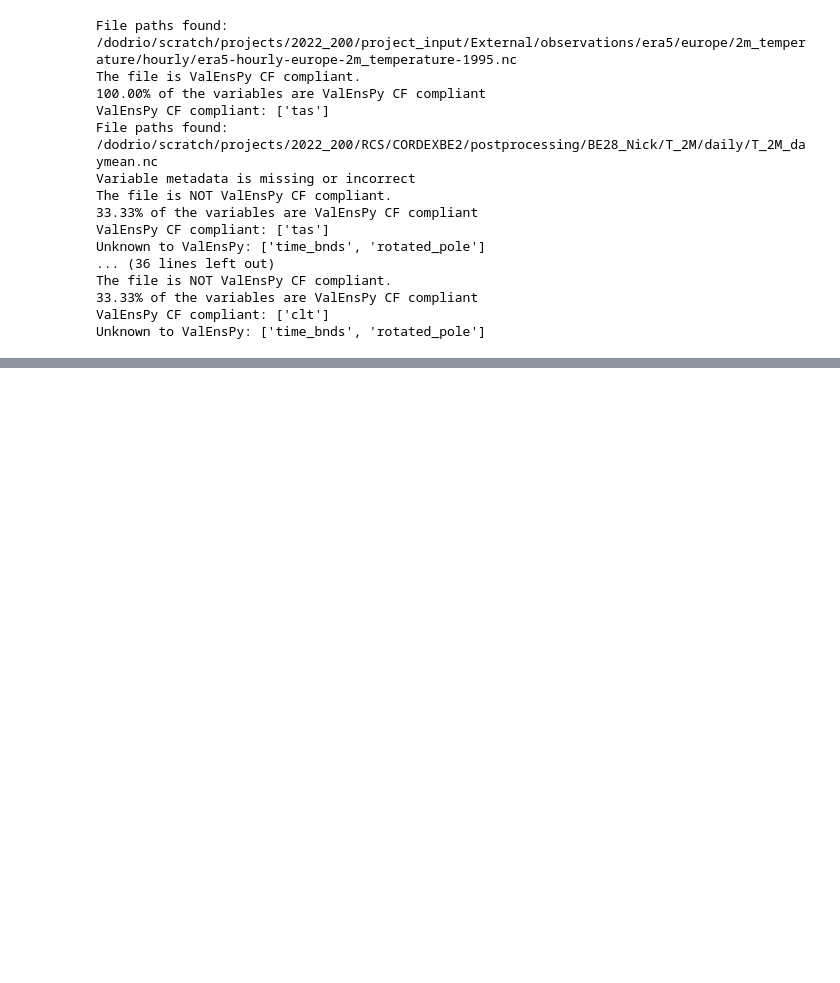
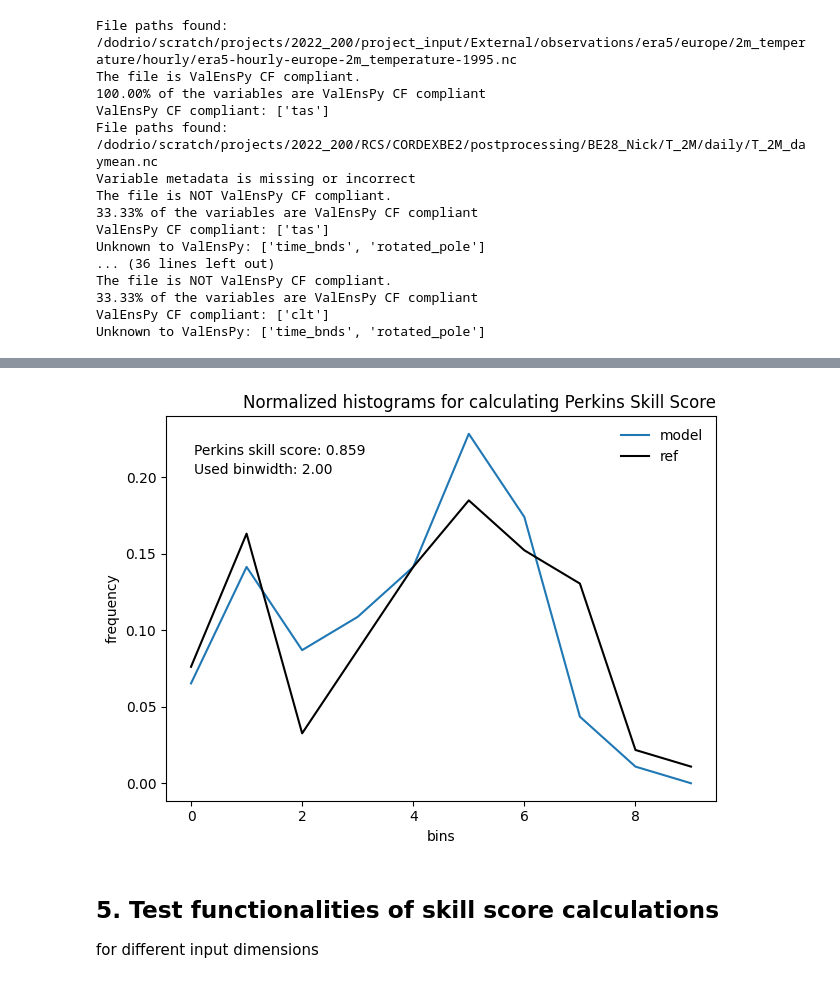
Before and after one commit to CORDEX-be2/ValEnsPy, a Jupyter notebook: examples/skill_scores.ipynb, the cells around one changed output, grey strips where cells are left out. Cells and saved outputs as stored; diff of their text form; code cells hidden in the pictures; blank space fills up the shorter version.

```diff
--- a/examples/skill_scores.ipynb
+++ b/examples/skill_scores.ipynb
@@ -81,20 +93,0 @@ in this example, this means selecting the point data and corresponding time
-# %%
-def get_userdefined_binwidth(variable):
-
-    # define bin width lookup table
-    d_binwidth = {
-    'tas'    : 2,
-    'tasmax' : 2,
-    'tasmin' : 2,
-    'ps'     : 500,
-    'psl'    : 500,
-    'clt'    : 10,
-    'clh'    : 10,
-    'clm'    : 10,
-    'cll'    : 10 }
-
-    if variable in d_binwidth:
-        return d_binwidth[variable]
-    else:
-
-        print(f"{variable} has no defined binwidths")
@@ -364,0 +244,11 @@ BE28_Ruben compared to ERA5
+# %%
+# load some data
+
+# settings
+ref_dataset = 'ERA5'
+variable = 'tas'
+model = 'CCLM'
+experiments = ["BE28_Ruben"]
+
+# load point observations and model experiments as a data array
+da_obs, da_mod =  load_point_exp_ref(variable, model, ref_dataset, experiments, point_coord)
@@ -364,0 +268,10 @@ BE28_Ruben compared to ERA5
+# %%
+binwidth = get_userdefined_binwidth(variable)  # Replace `None` with actual variable if needed
+
+visualize_perkins_skill_score(da_mod, da_obs, binwidth= binwidth)
+# %% [output]
+[figure, added]
+# %% [markdown]
+## 5. Test functionalities of skill score calculations
+
+for different input dimensions
```
Also changed, not shown: parts of 40 cells of this notebook, 3 other files.
